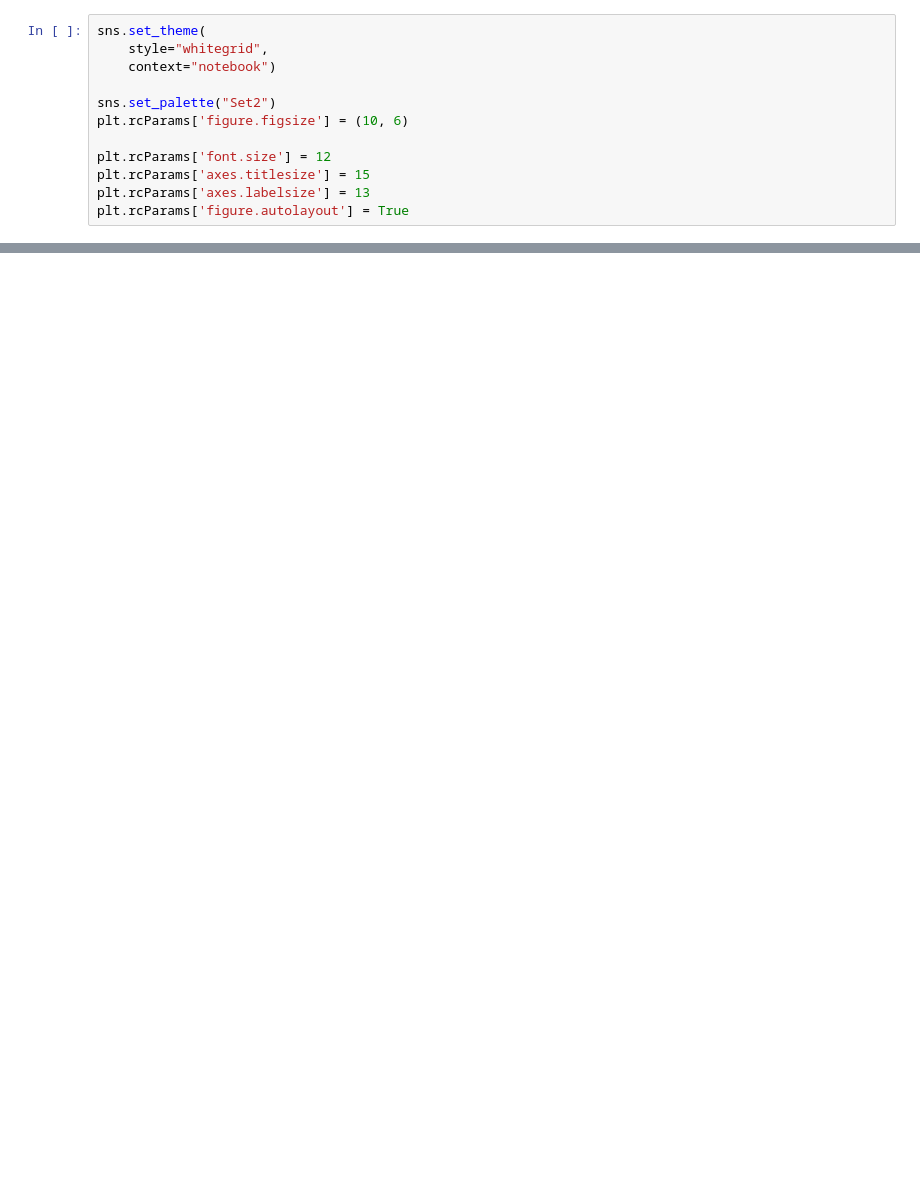
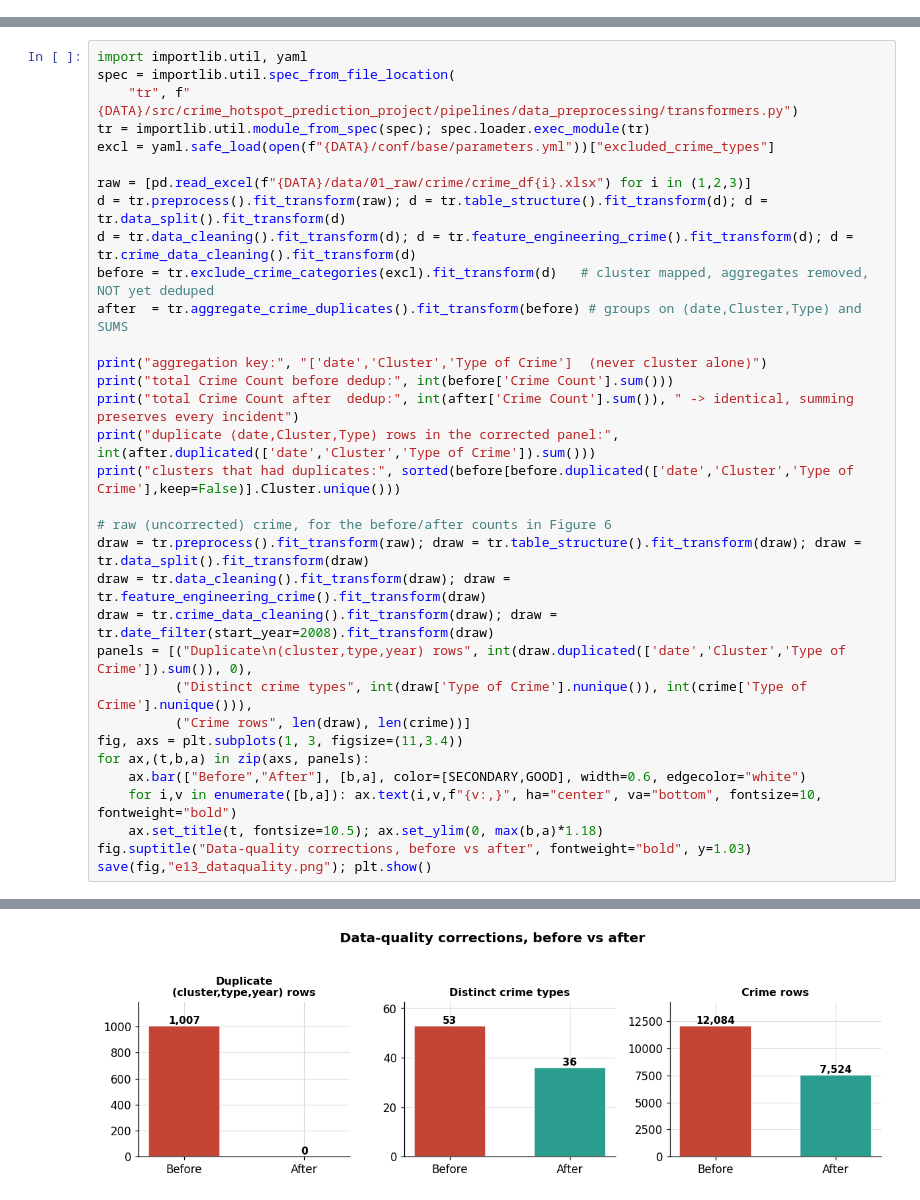
Before and after one commit to Thabiso-Lekwadu/Data-Science-Capstone-Project, a Jupyter notebook: crime-hotspot-prediction-project/notebooks/EDA.ipynb, the cells around one changed output, grey strips where cells are left out. Cells and saved outputs as stored; diff of their text form; blank space fills up the shorter version.

```diff
--- a/crime-hotspot-prediction-project/notebooks/EDA.ipynb
+++ b/crime-hotspot-prediction-project/notebooks/EDA.ipynb
@@ -6,12 +0,0 @@ import matplotlib.pyplot as plt
-# %%
-sns.set_theme(
-    style="whitegrid",
-    context="notebook")
-
-sns.set_palette("Set2")
-plt.rcParams['figure.figsize'] = (10, 6)
-
-plt.rcParams['font.size'] = 12
-plt.rcParams['axes.titlesize'] = 15
-plt.rcParams['axes.labelsize'] = 13
-plt.rcParams['figure.autolayout'] = True
@@ -61,0 +70,34 @@ for col in lag_cols:
+# %%
+import importlib.util, yaml
+spec = importlib.util.spec_from_file_location(
+    "tr", f"{DATA}/src/crime_hotspot_prediction_project/pipelines/data_preprocessing/transformers.py")
+tr = importlib.util.module_from_spec(spec); spec.loader.exec_module(tr)
+excl = yaml.safe_load(open(f"{DATA}/conf/base/parameters.yml"))["excluded_crime_types"]
+
+raw = [pd.read_excel(f"{DATA}/data/01_raw/crime/crime_df{i}.xlsx") for i in (1,2,3)]
+d = tr.preprocess().fit_transform(raw); d = tr.table_structure().fit_transform(d); d = tr.data_split().fit_transform(d)
+d = tr.data_cleaning().fit_transform(d); d = tr.feature_engineering_crime().fit_transform(d); d = tr.crime_data_cleaning().fit_transform(d)
+before = tr.exclude_crime_categories(excl).fit_transform(d)   # cluster mapped, aggregates removed, NOT yet deduped
+after  = tr.aggregate_crime_duplicates().fit_transform(before) # groups on (date,Cluster,Type) and SUMS
+
+print("aggregation key:", "['date','Cluster','Type of Crime']  (never cluster alone)")
+print("total Crime Count before dedup:", int(before['Crime Count'].sum()))
+print("total Crime Count after  dedup:", int(after['Crime Count'].sum()), " -> identical, summing preserves every incident")
+print("duplicate (date,Cluster,Type) rows in the corrected panel:", int(after.duplicated(['date','Cluster','Type of Crime']).sum()))
+print("clusters that had duplicates:", sorted(before[before.duplicated(['date','Cluster','Type of Crime'],keep=False)].Cluster.unique()))
+
+# raw (uncorrected) crime, for the before/after counts in Figure 6
+draw = tr.preprocess().fit_transform(raw); draw = tr.table_structure().fit_transform(draw); draw = tr.data_split().fit_transform(draw)
+draw = tr.data_cleaning().fit_transform(draw); draw = tr.feature_engineering_crime().fit_transform(draw)
+draw = tr.crime_data_cleaning().fit_transform(draw); draw = tr.date_filter(start_year=2008).fit_transform(draw)
+panels = [("Duplicate\n(cluster,type,year) rows", int(draw.duplicated(['date','Cluster','Type of Crime']).sum()), 0),
+          ("Distinct crime types", int(draw['Type of Crime'].nunique()), int(crime['Type of Crime'].nunique())),
+          ("Crime rows", len(draw), len(crime))]
+fig, axs = plt.subplots(1, 3, figsize=(11,3.4))
+for ax,(t,b,a) in zip(axs, panels):
+    ax.bar(["Before","After"], [b,a], color=[SECONDARY,GOOD], width=0.6, edgecolor="white")
+    for i,v in enumerate([b,a]): ax.text(i,v,f"{v:,}", ha="center", va="bottom", fontsize=10, fontweight="bold")
+    ax.set_title(t, fontsize=10.5); ax.set_ylim(0, max(b,a)*1.18)
+fig.suptitle("Data-quality corrections, before vs after", fontweight="bold", y=1.03)
+save(fig,"e13_dataquality.png"); plt.show()
+# %% [output]
@@ -61,0 +109 @@ for col in lag_cols:
+[figure, added]
```
Also changed, not shown: parts of 41 cells of this notebook, 3 other files.
